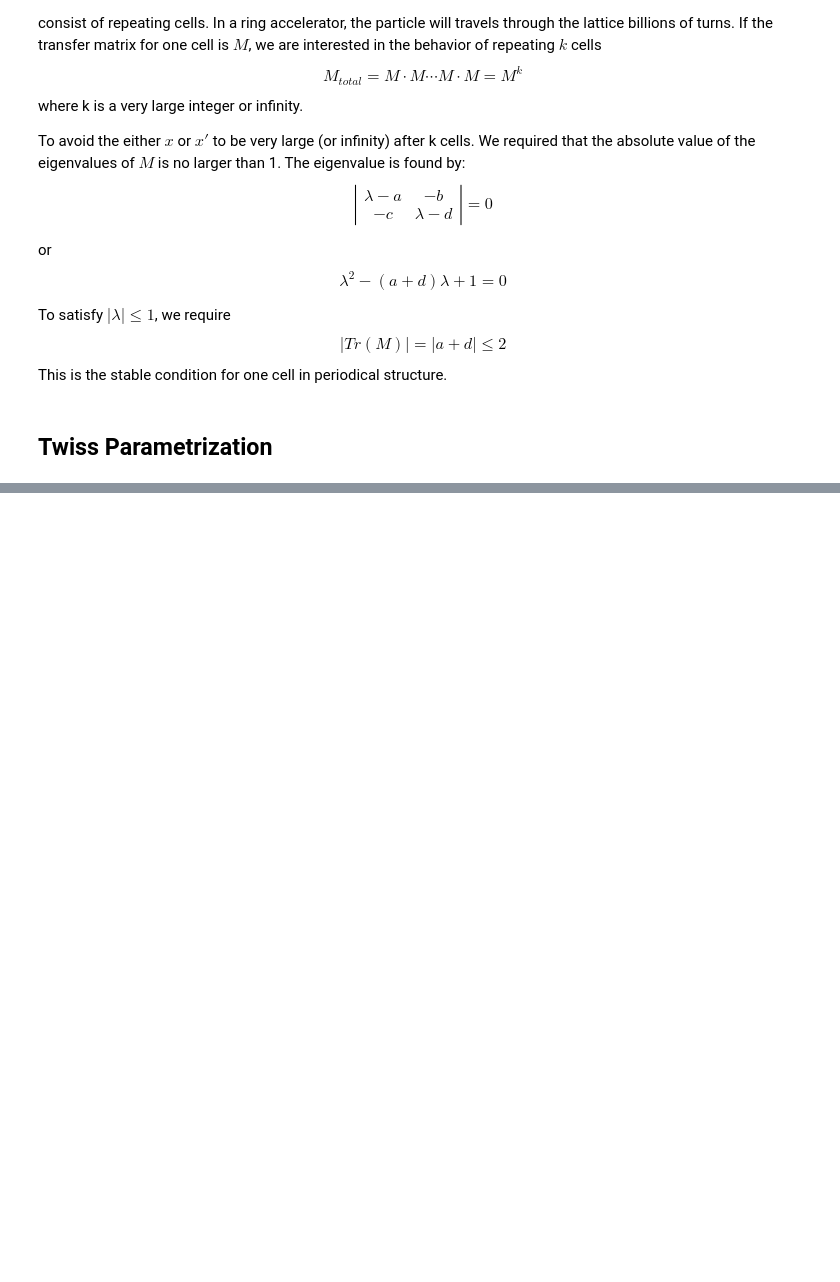
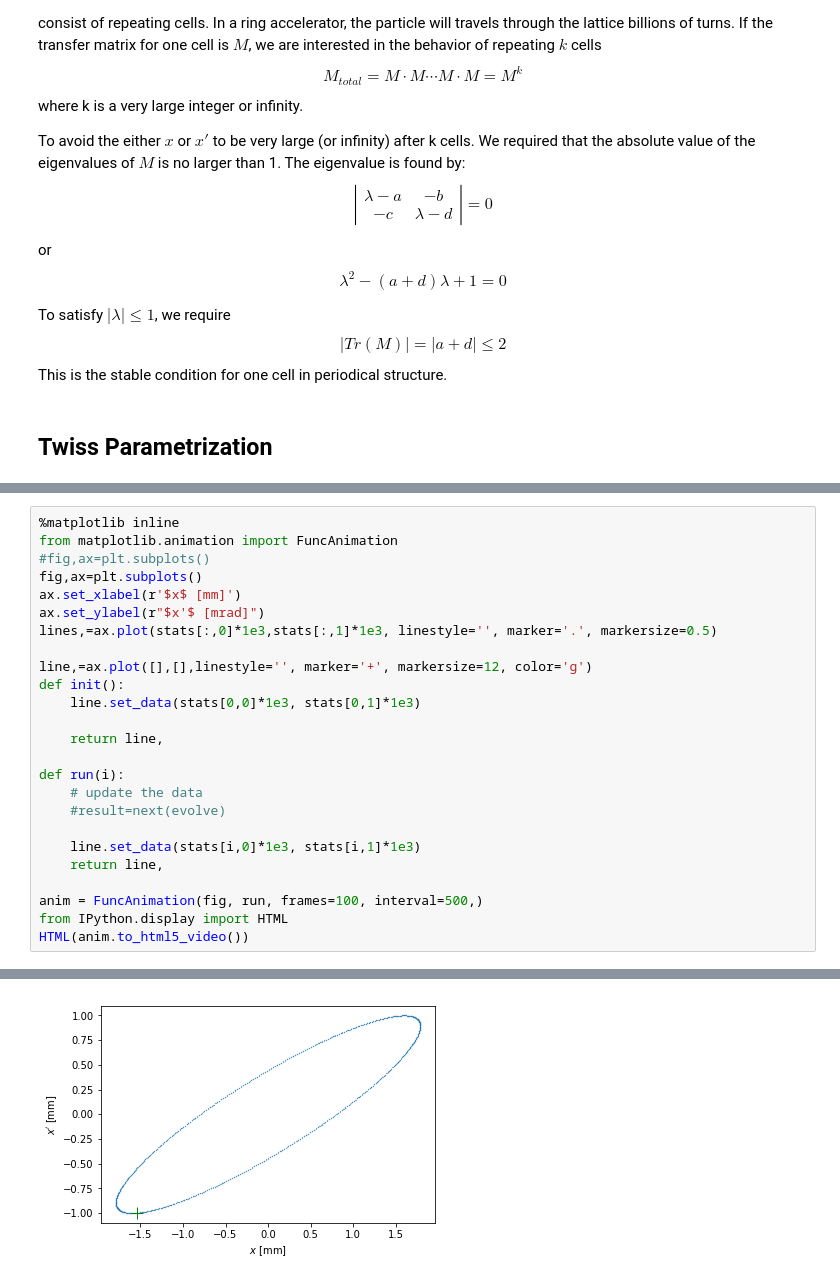
Before and after one commit to yuehao/fundamental_AP, a Jupyter notebook: transverse_dynamics/transverse_dynamics.ipynb, the cells around one changed output, grey strips where cells are left out. Drawn from its saved outputs; the diff is of its cells as text; blank space fills up the shorter version.

```diff
--- a/transverse_dynamics/transverse_dynamics.ipynb
+++ b/transverse_dynamics/transverse_dynamics.ipynb
@@ -479,0 +561,26 @@ This is the stable condition for one cell in periodical structure.
+# %%
+%matplotlib inline
+from matplotlib.animation import FuncAnimation
+#fig,ax=plt.subplots()
+fig,ax=plt.subplots()
+ax.set_xlabel(r'$x$ [mm]')
+ax.set_ylabel(r"$x'$ [mrad]")
+lines,=ax.plot(stats[:,0]*1e3,stats[:,1]*1e3, linestyle='', marker='.', markersize=0.5)
+
+line,=ax.plot([],[],linestyle='', marker='+', markersize=12, color='g')
+def init():
+    line.set_data(stats[0,0]*1e3, stats[0,1]*1e3)
+
+    return line,
+
+def run(i):
+    # update the data
+    #result=next(evolve)
+
+    line.set_data(stats[i,0]*1e3, stats[i,1]*1e3)
+    return line,
+
+anim = FuncAnimation(fig, run, frames=100, interval=500,)
+from IPython.display import HTML
+HTML(anim.to_html5_video())
+# %% [output]
@@ -479,0 +588 @@ This is the stable condition for one cell in periodical structure.
+[figure, added]
```
Also changed, not shown: parts of 18 cells of this notebook, 3 other files.
